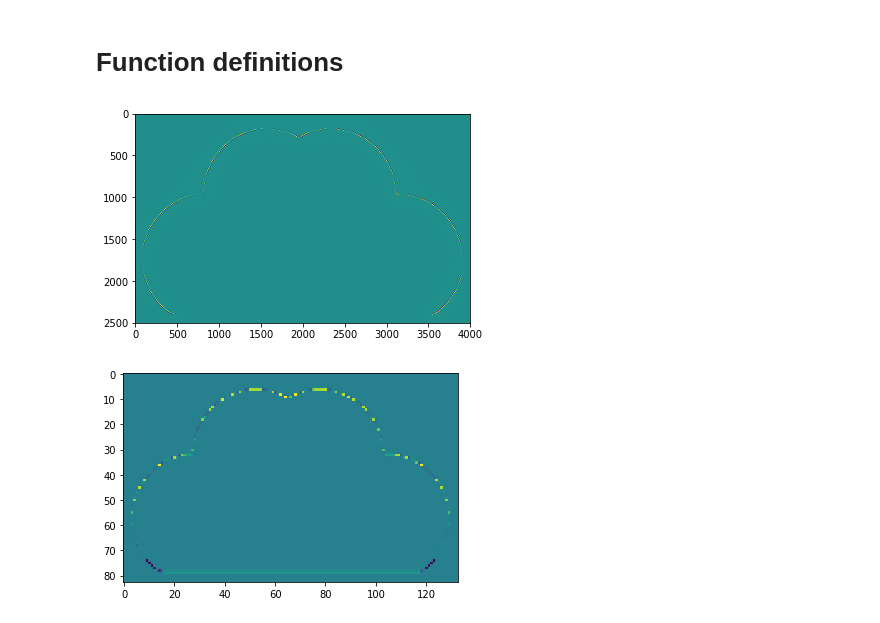
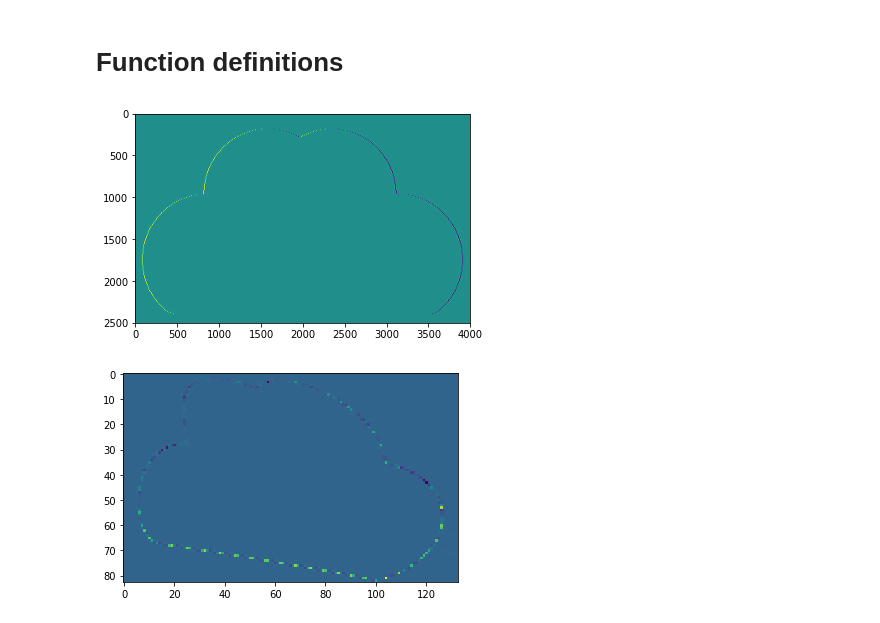
Before and after one commit to jacarolan/Research, a Jupyter notebook: full-program/Full Program.ipynb, the cells around one changed output. Drawn from its saved outputs; the diff is of its cells as text; code cells hidden in the pictures.

```diff
--- a/full-program/Full Program.ipynb
+++ b/full-program/Full Program.ipynb
@@ -41,62 +41,71 @@ y = np.arange(h)
 T = sp.interpolate.RectBivariateSpline(x, y, T_raw.T, s=1e-1) # Interpolation of our image, transposed to be on x/y
 
 # Plot the interpolation on a new grid to ensure it worked
-Img = T(np.linspace(0, w-1, w*10), np.linspace(0, h-1, h*10), dx=1, dy=1) # evaluation of the function on the grid
+Img = T(np.linspace(0, w-1, w*10), np.linspace(0, h-1, h*10), dx=1) # evaluation of the function on the grid
 plt.imshow(Img.T) # drawing the interpolation, transposed so x is column, y is rows
 plt.show()
 # %% [output]
-[figure, old version]
+[figure, new version]
 # %%
-# Linearly transforms interpolated function T from parameters p and returns new function that works on integers/numpc arracs
-# p = p1, p2, p3, p4, p5, p6
-# p1-p4 form a matrix:
-# (p1 p2)
-# (p3 p4)
-# Which defines a linear transformation about the center, (p5, p6) is translation in (x, y)
+# Quadratically transforms interpolated function T from parameters p and returns new function that works on integers/numpy arrays
+# p = p1, p2, p3, p4, p5, p6, p7, p8, p9, p10, p11, p12
+# p3-p12 form a matrix:
+# (p3  p4  p5  p6  p7 )
+# (p8  p9  p10 p11 p12)
+# Which defines a transformation on quadratic x/y polynomials
+# (p1, p2) is translation in (x, y)
 def trafo(T, p, w, h):
     # The jacobian of the mapping
     def J(x, y):
-        return np.array([[p[0], p[1]], [p[2], p[3]]])
+        return np.array([[p[2] + 2 * p[4] * x + p[6] * y, p[3] + 2 * p[5] * y + p[6] * x], \
+                         [p[7] + 2 * p[9] * x + p[11] * y, p[8] + 2 * p[10] * y + p[11] * x]])
 
-    def ev(x, y, dx=0, dy=0):
+    def T_map(x, y):
 
         # Translate to center
         x0 = (x - w // 2) / w
         y0 = (y - h // 2) / h
 
         #Apply transformation and translation
-        x = (p[0] * x0 + p[1] * y0)*w + w // 2 - p[4]
-        y = (p[2] * x0 + p[3] * y0)*h + h // 2 - p[5]
+        x = (p[2] * x0 + p[3] * y0 + p[4] * x0 ** 2 + p[5] * y0 ** 2 + p[6] * x0 * y0)*w + w // 2 - p[0]
+        y = (p[7] * x0 + p[8] * y0 + p[9] * x0 ** 2 + p[10] * y0 ** 2 + p[11] * x0 * y0)*h + h // 2 - p[1]
+
+        return x, y
+
+    def ev(x, y, dx=0, dy=0):
+
+        x, y = T_map(x, y)
 
         if dx == 0 and dy == 0:
             return T(x, y)
         elif dx == 1 and dy == 0:
             jac = J(x, y)
             return T(x, y, dx=1) * jac[0][0] + T(x, y, dy=1) * jac[1][0]
         elif dx == 0 and dy == 1:
             jac = J(x, y)
             return T(x, y, dx=1) * jac[0][1] + T(x, y, dy=1) * jac[1][1]
-        elif dx == 1 and dy == 1:
-            return p[3] * (T(x, y, dx=2) * p[2] + T(x, y, dx=1, dy=1) * p[0]) + p[1] * (T(x, y, dx=2) * p[2] + T(x, y, dx=1, dy=1) * p[0]) # Second derivatives on f/g are 0
+        # This case is depracated, it is based on a linear transform
+#         elif dx == 1 and dy == 1:
+#             return p[3] * (T(x, y, dx=2) * p[2] + T(x, y, dx=1, dy=1) * p[0]) + p[1] * (T(x, y, dx=2) * p[2] + T(x, y, dx=1, dy=1) * p[0]) # Second derivatives on f/g are 0
         return 0
 
     def mapped_T(x, y, dx=0, dy=0):
         if isinstance(x, (int, float)) and isinstance(y, (float, int)):
             return ev(x, y, dx=dx, dy=dy)
         elif isinstance(x, np.ndarray) and isinstance(y, np.ndarray):
             # We need to handle broadcasting ourselves to avoid skewing
             out_grid = np.zeros((len(x), len(y)))
             for xi in range(len(x)):
                 for yi in range(len(y)):
                     out_grid[xi][yi] = ev(x[xi], y[yi], dx=dx, dy=dy)
             return out_grid
 
-    return mapped_T
+    return mapped_T, T_map, J
 
-T_transformed = trafo(T, [1, 0, 0, 1, 0, 0], w, h)
+T_transformed, T_map, J = trafo(T, [0, 0, 1, 0, -0.1, 0.5, 0.1, -0.2, 1, 0, 0.2, -0.3], w, h) # This deforms the input
 # Plot the transformed T
-Z = T_transformed(np.linspace(0,w-1, w // 3), np.linspace(0, h-1, h//3), dy=1) # evaluation of the function on the grid
+Z = T_transformed(np.linspace(0,w-1, w // 3), np.linspace(0, h-1, h//3), dx=1) # evaluation of the function on the grid
 plt.imshow(Z.T) # drawing the function
 plt.show()
 # %% [output]
-[figure, old version]
+[figure, new version]
```
Also changed, not shown: parts of 9 cells of this notebook.
